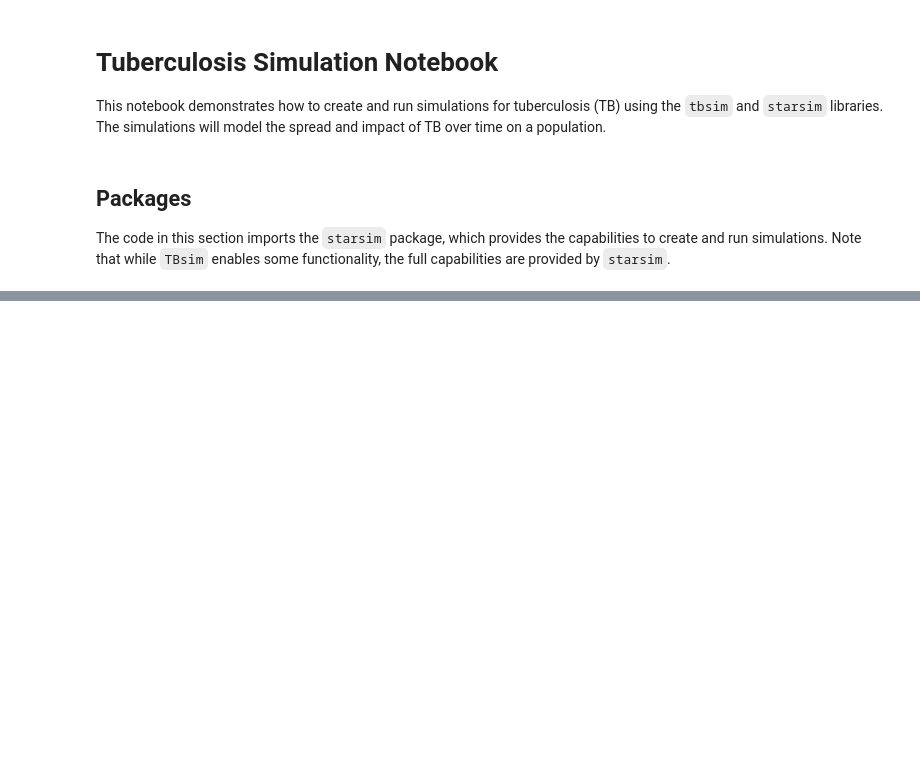
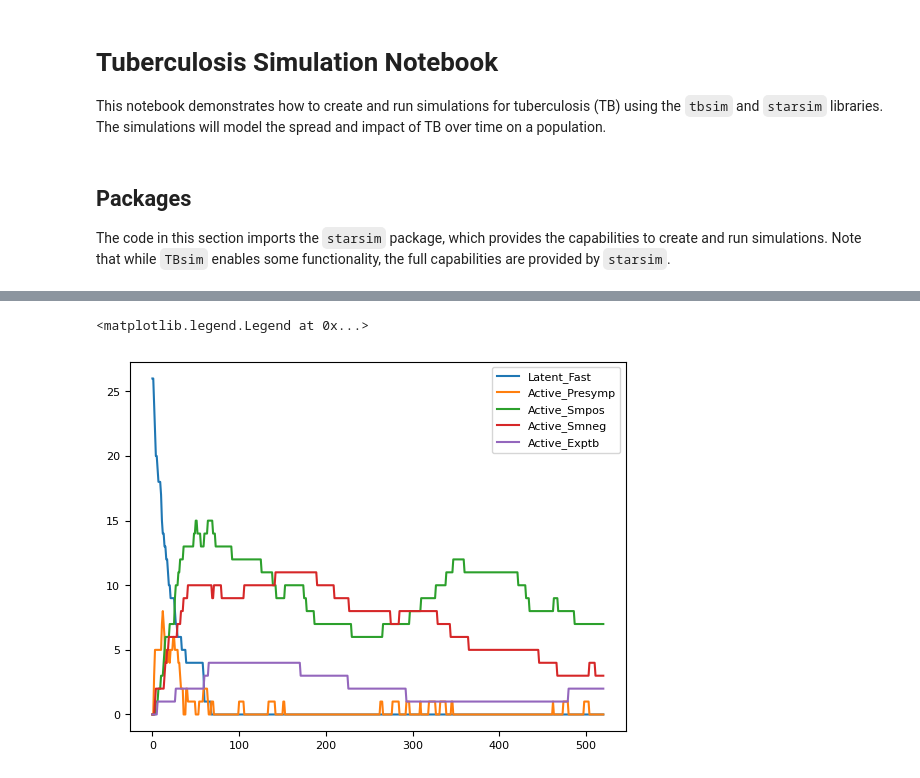
Before and after one commit to starsimhub/tbsim, a Jupyter notebook: docs/tutorials/tuberculosis_sim.ipynb, the cells around one changed output, grey strips where cells are left out. Saved outputs shown, nothing was run; the diff lists cells and outputs as text; code cells hidden in the pictures; blank space fills up the shorter version.

```diff
--- a/docs/tutorials/tuberculosis_sim.ipynb
+++ b/docs/tutorials/tuberculosis_sim.ipynb
@@ -154,0 +171,11 @@ Initializing sim with 1000 agents
+# %%
+
+# Method 3:  ------------------------------------------------------
+fig = plt.figure()
+simulation_results = sim.results['tb']
+for rkey in [ 'latent_fast', 'active_presymp', 'active_smpos', 'active_smneg', 'active_exptb']:
+    plt.plot(simulation_results['n_'+rkey], label=rkey.title())
+plt.legend()
+# %% [output]
+<matplotlib.legend.Legend at 0x...>
+[figure, added]
```
Also changed, not shown: parts of 15 cells of this notebook.
